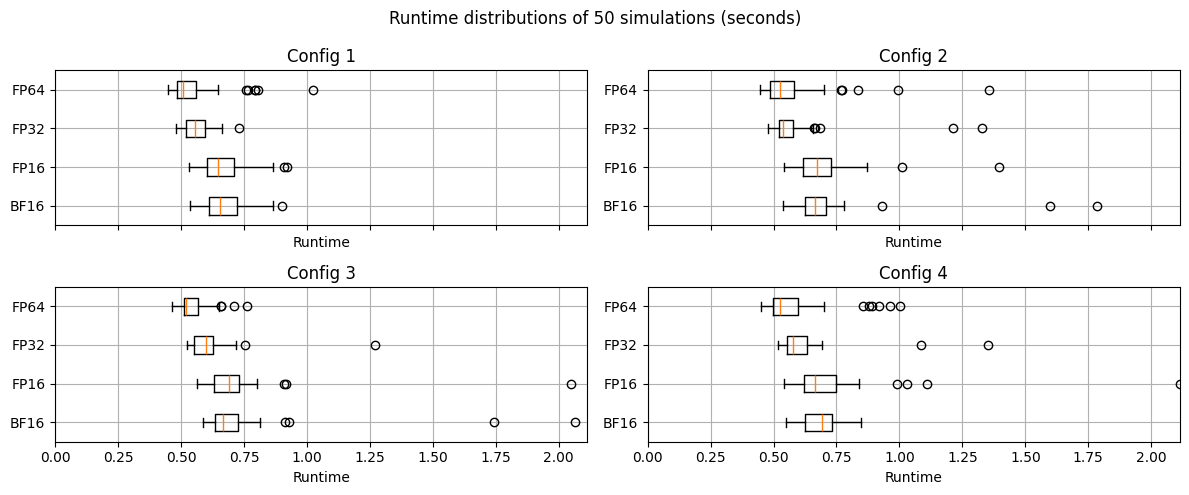
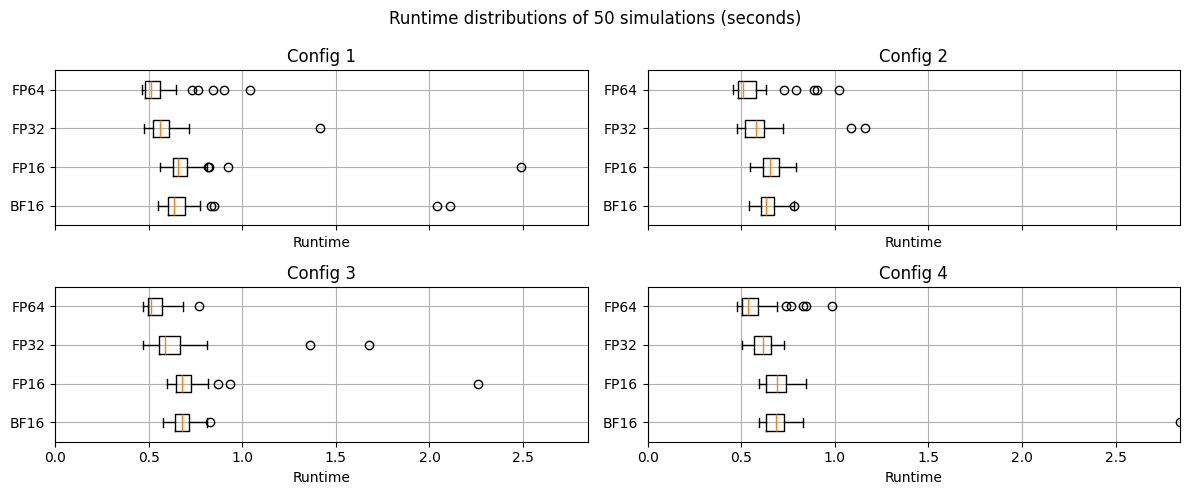
The change to this notebook cell's code, shown as a diff; its figure went from the first image to the second:
--- before
+++ after
@@ -33,5 +33,5 @@
 fig.suptitle("Runtime distributions of 50 simulations (seconds)")
 plt.tight_layout()
-plt.show()
+matplot2tikz.save("../../plotting/latex/fp_performance.tex")
 
 print("----- MEAN RUNTIME PER CASE (FP64) -----")

Commit: case studies